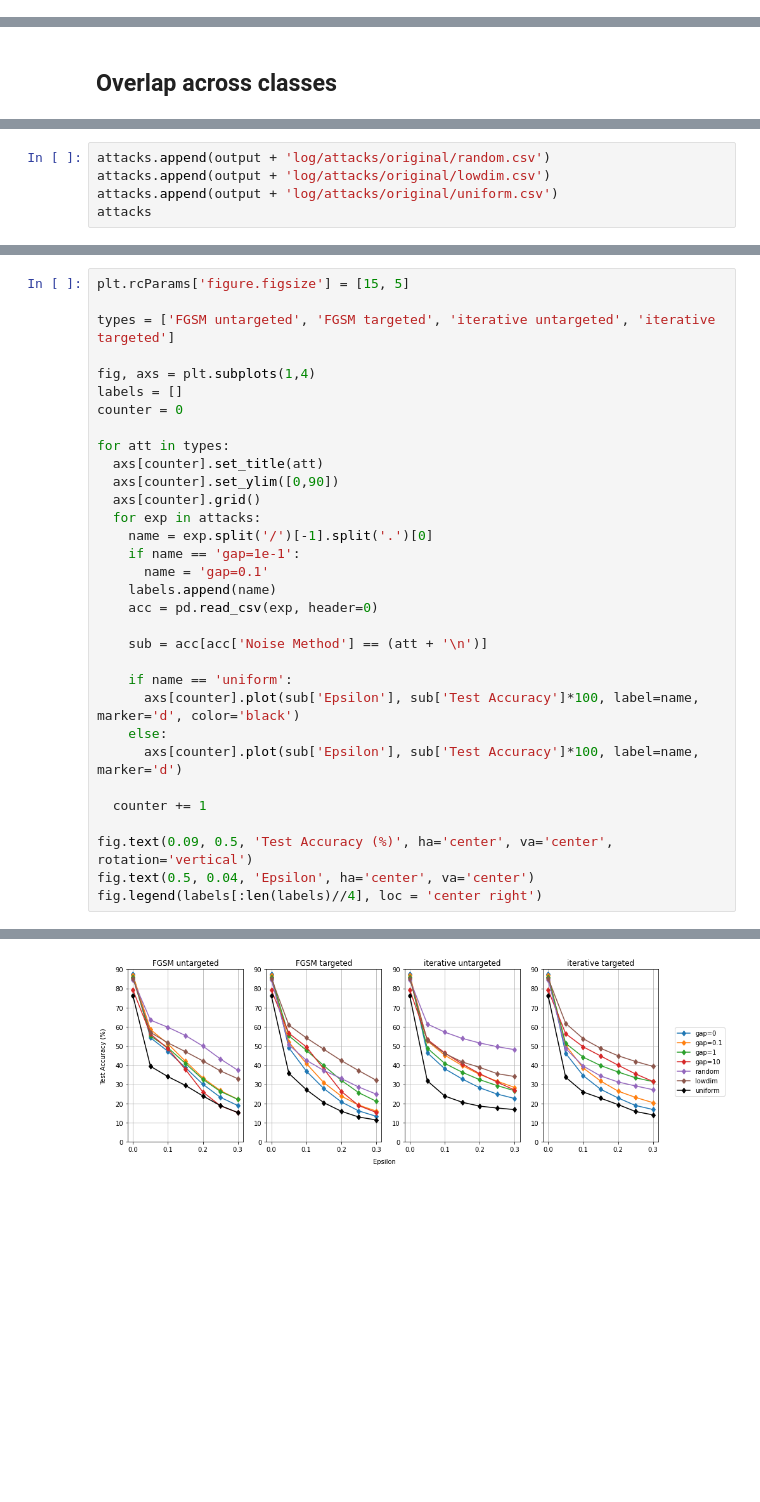
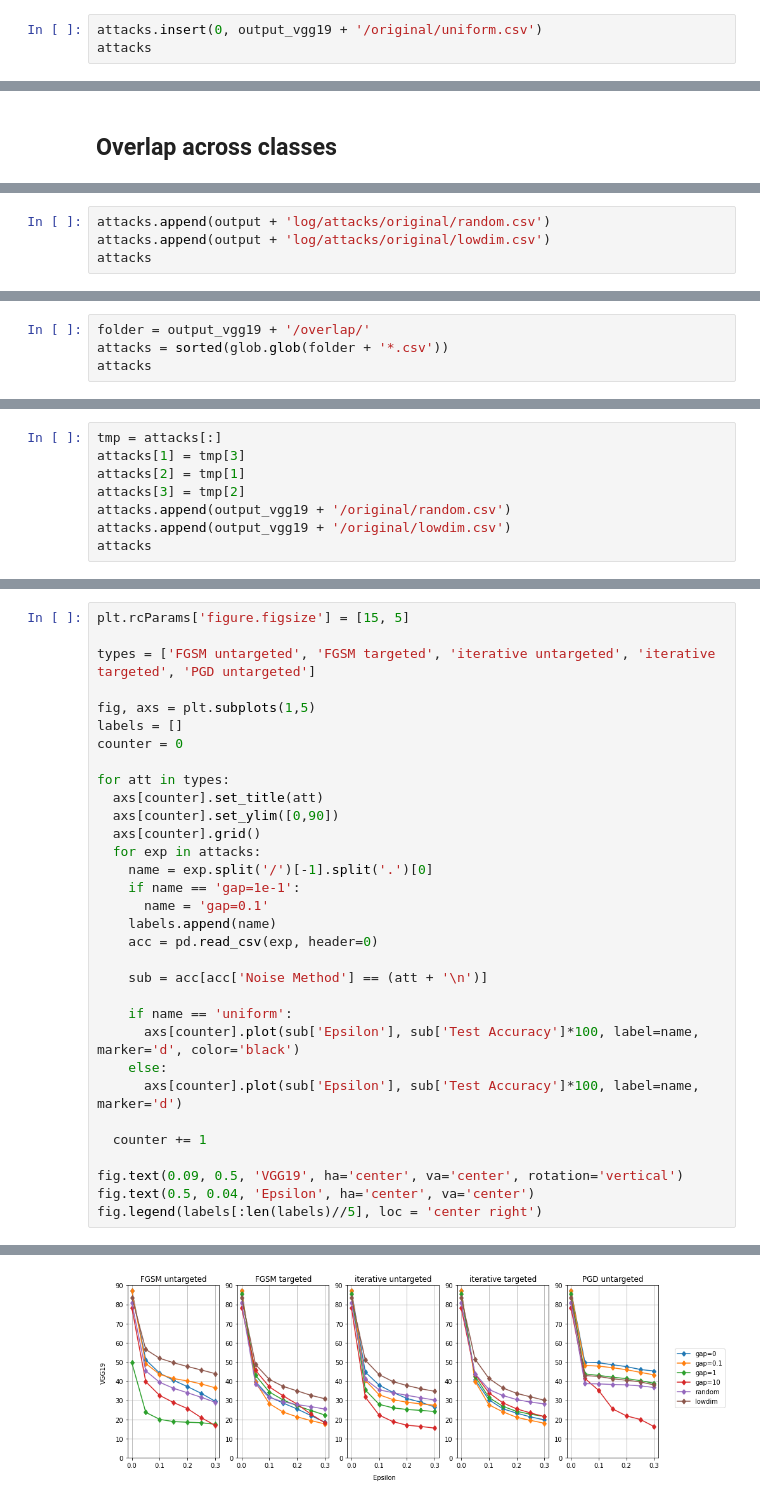
Before and after one commit to cdu890/robust_labels, a Jupyter notebook: plots.ipynb, the cells around one changed output, grey strips where cells are left out. Cells and saved outputs as stored; diff of their text form; blank space fills up the shorter version.

```diff
--- a/plots.ipynb
+++ b/plots.ipynb
@@ -250,0 +365,3 @@ fig.legend(['E=0 (Uniform)', 'E=2.32', 'E=5.64', 'E=7.64', 'E=9.96', 'E=11.96'],
+# %%
+attacks.insert(0, output_vgg19 + '/original/uniform.csv')
+attacks
@@ -273,6 +429,5 @@ attacks
 # %%
 attacks.append(output + 'log/attacks/original/random.csv')
 attacks.append(output + 'log/attacks/original/lowdim.csv')
-attacks.append(output + 'log/attacks/original/uniform.csv')
 attacks
 # %% [output]
@@ -285,0 +475,4 @@ attacks
+# %%
+folder = output_vgg19 + '/overlap/'
+attacks = sorted(glob.glob(folder + '*.csv'))
+attacks
@@ -285,0 +484,8 @@ attacks
+# %%
+tmp = attacks[:]
+attacks[1] = tmp[3]
+attacks[2] = tmp[1]
+attacks[3] = tmp[2]
+attacks.append(output_vgg19 + '/original/random.csv')
+attacks.append(output_vgg19 + '/original/lowdim.csv')
+attacks
@@ -286,35 +499,35 @@ attacks
 # %%
 plt.rcParams['figure.figsize'] = [15, 5]
 
-types = ['FGSM untargeted', 'FGSM targeted', 'iterative untargeted', 'iterative targeted']
+types = ['FGSM untargeted', 'FGSM targeted', 'iterative untargeted', 'iterative targeted', 'PGD untargeted']
 
-fig, axs = plt.subplots(1,4)
+fig, axs = plt.subplots(1,5)
 labels = []
 counter = 0
 
 for att in types:
   axs[counter].set_title(att)
   axs[counter].set_ylim([0,90])
   axs[counter].grid()
   for exp in attacks:
     name = exp.split('/')[-1].split('.')[0]
     if name == 'gap=1e-1':
       name = 'gap=0.1'
     labels.append(name)
     acc = pd.read_csv(exp, header=0)
 
     sub = acc[acc['Noise Method'] == (att + '\n')]
 
     if name == 'uniform':
       axs[counter].plot(sub['Epsilon'], sub['Test Accuracy']*100, label=name, marker='d', color='black')
     else:
       axs[counter].plot(sub['Epsilon'], sub['Test Accuracy']*100, label=name, marker='d')
 
   counter += 1
 
-fig.text(0.09, 0.5, 'Test Accuracy (%)', ha='center', va='center', rotation='vertical')
+fig.text(0.09, 0.5, 'VGG19', ha='center', va='center', rotation='vertical')
 fig.text(0.5, 0.04, 'Epsilon', ha='center', va='center')
-fig.legend(labels[:len(labels)//4], loc = 'center right')
+fig.legend(labels[:len(labels)//5], loc = 'center right')
 # %% [output]
 <matplotlib.legend.Legend at 0x...>
-[figure, old version]
+[figure, new version]
```
Also changed, not shown: parts of 23 cells of this notebook, 3 other files.
